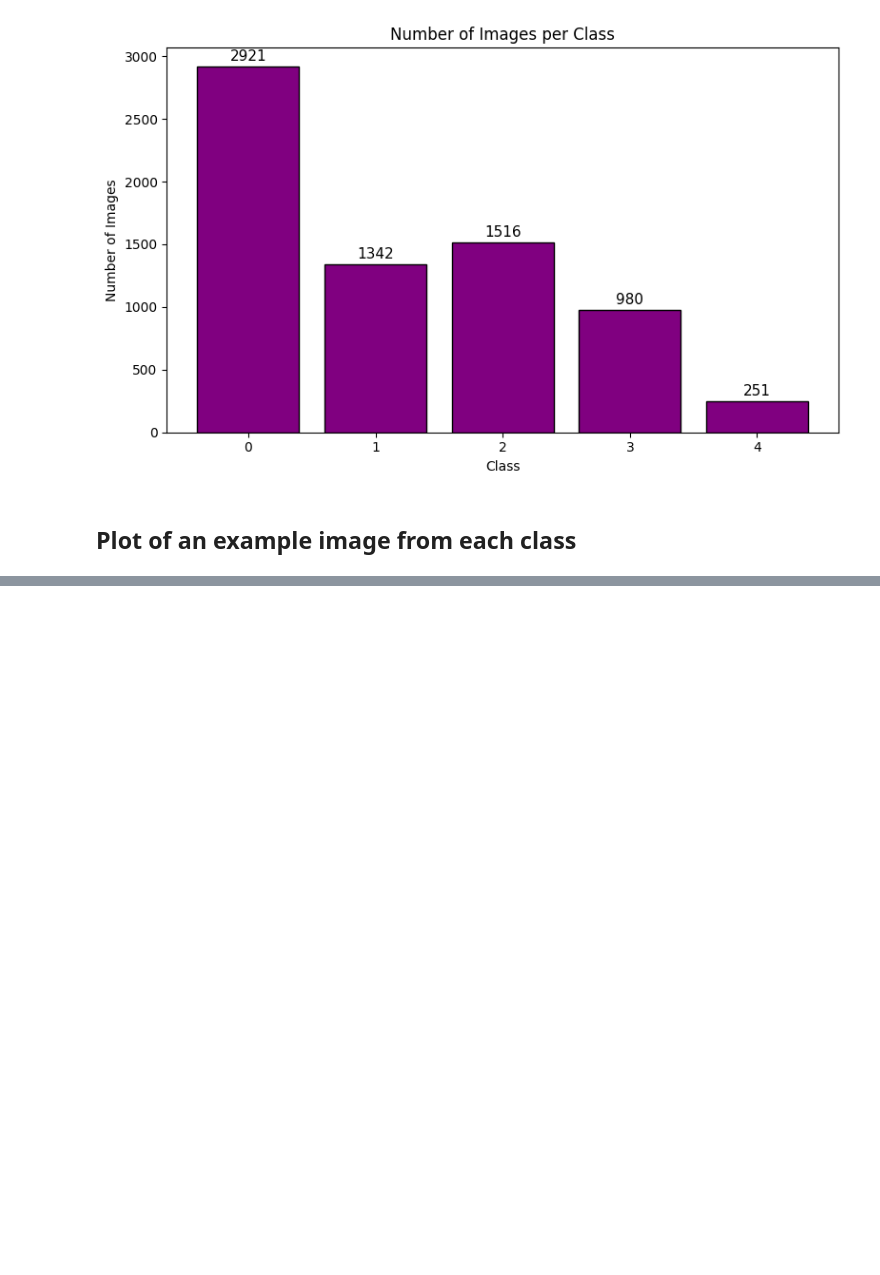
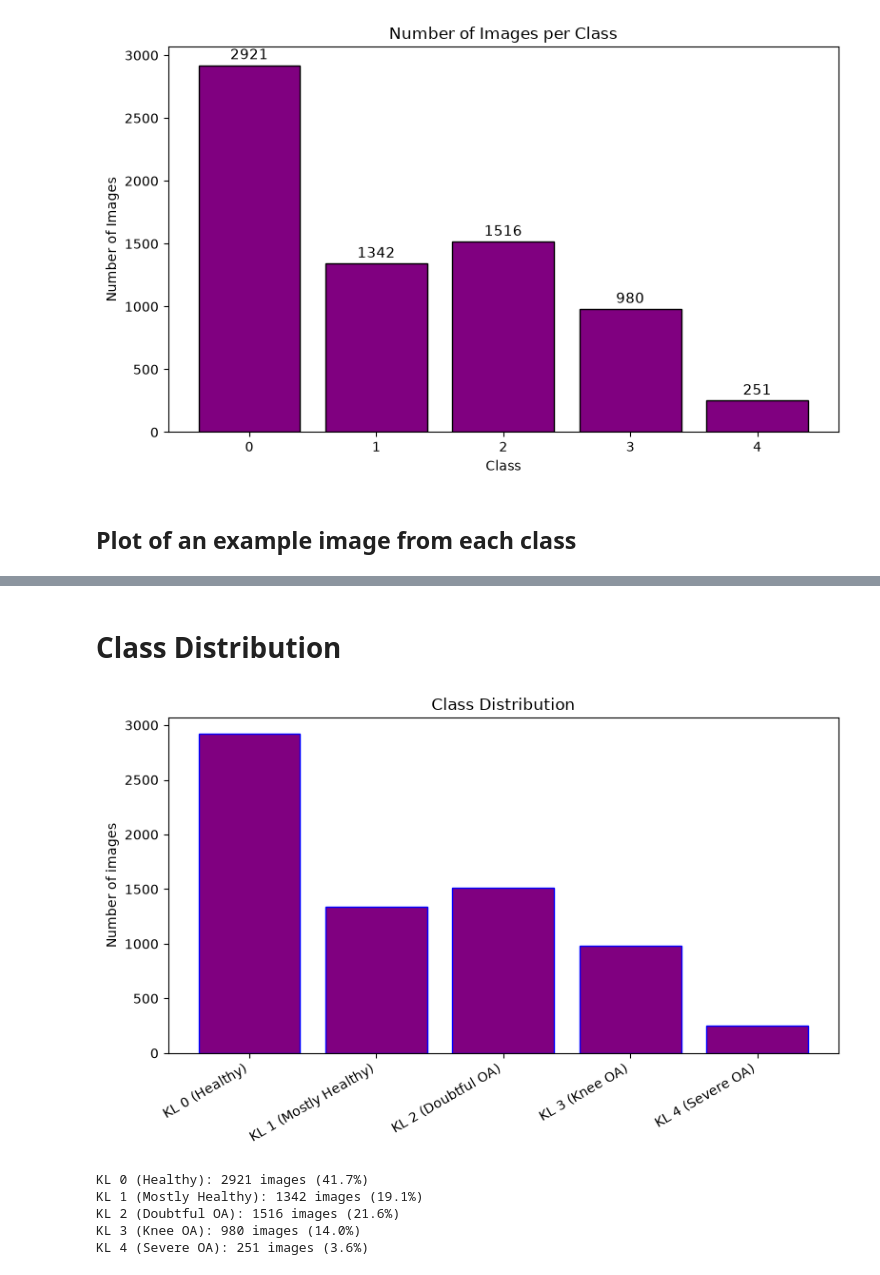
Before and after one commit to mikakia/knee_osteo, a Jupyter notebook: notebooks/eda.ipynb, the cells around one changed output, grey strips where cells are left out. Cells and saved outputs as stored; diff of their text form; code cells hidden in the pictures; blank space fills up the shorter version.

```diff
--- a/notebooks/eda.ipynb
+++ b/notebooks/eda.ipynb
@@ -28,7 +12,7 @@ cd FL-VIP/
 # %% [markdown]
 # Load data
 # %%
-folder_dir = '/content/drive/MyDrive/FL-VIP/knee_images'
+folder_dir = '/Users/tsampikakiaourtzi/Google Drive/My Drive/FL-VIP/knee_images'
 # %%
 print("Exists:", os.path.exists(folder_dir))
 print("folder_dir =", folder_dir)
@@ -132 +118,24 @@ plt.show()
 [figure]
+# %% [markdown]
+# Class Distribution
+# %%
+label_counts = Counter(knee_images.targets)
+labels_sorted = sorted(label_counts.items())
+
+plt.figure(figsize=(8, 5))
+plt.bar([class_labels[k] for k, v in labels_sorted], [v for k, v in labels_sorted],color='purple',edgecolor='blue')
+plt.xticks(rotation=30, ha='right')
+plt.ylabel('Number of images')
+plt.title('Class Distribution')
+plt.tight_layout()
+plt.show()
+
+for k, v in labels_sorted:
+    print(f"{class_labels[k]}: {v} images ({v/len(knee_images.targets)*100:.1f}%)")
+# %% [output]
+[figure, added]
+KL 0 (Healthy): 2921 images (41.7%)
+KL 1 (Mostly Healthy): 1342 images (19.1%)
+KL 2 (Doubtful OA): 1516 images (21.6%)
+KL 3 (Knee OA): 980 images (14.0%)
+KL 4 (Severe OA): 251 images (3.6%)
```
Also changed, not shown: parts of 17 cells of this notebook.
